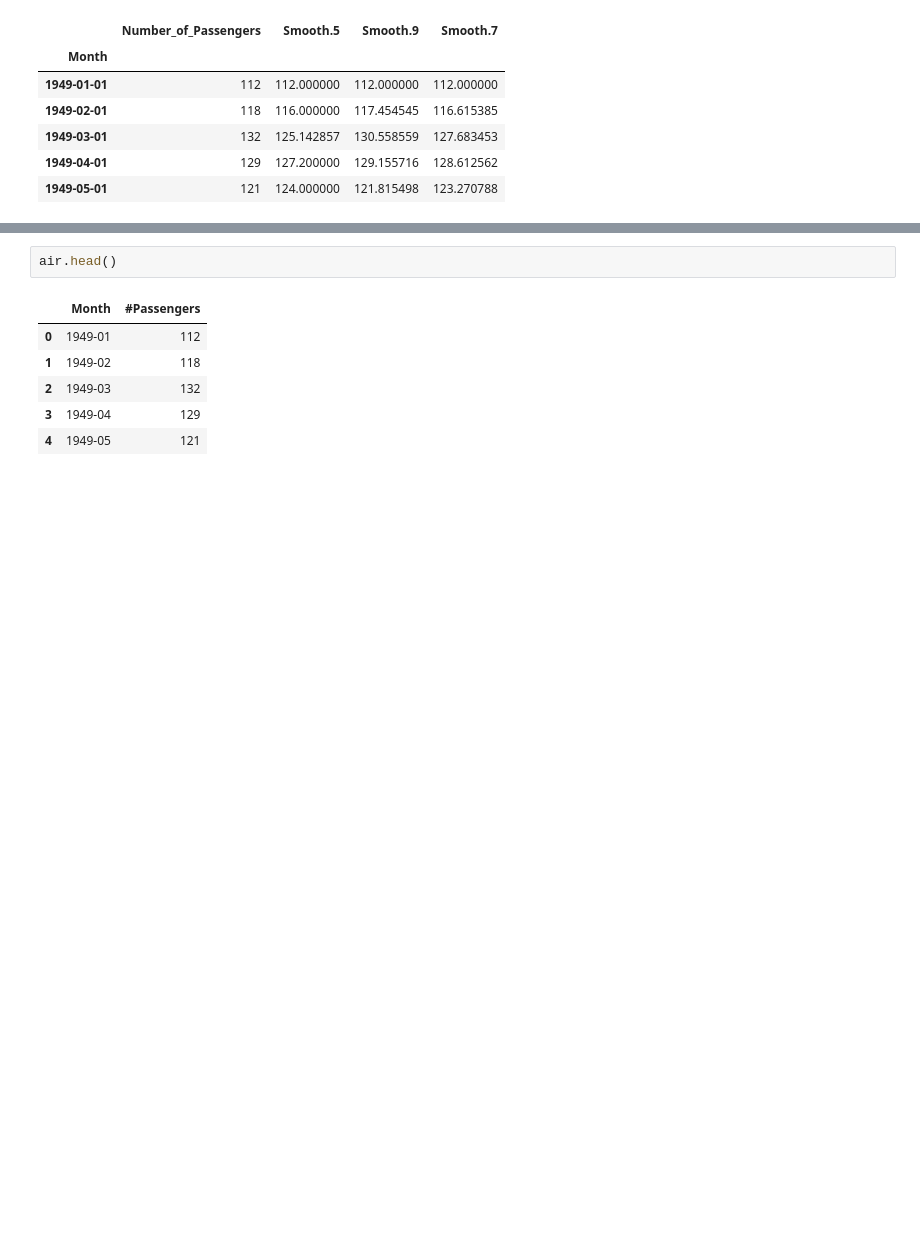
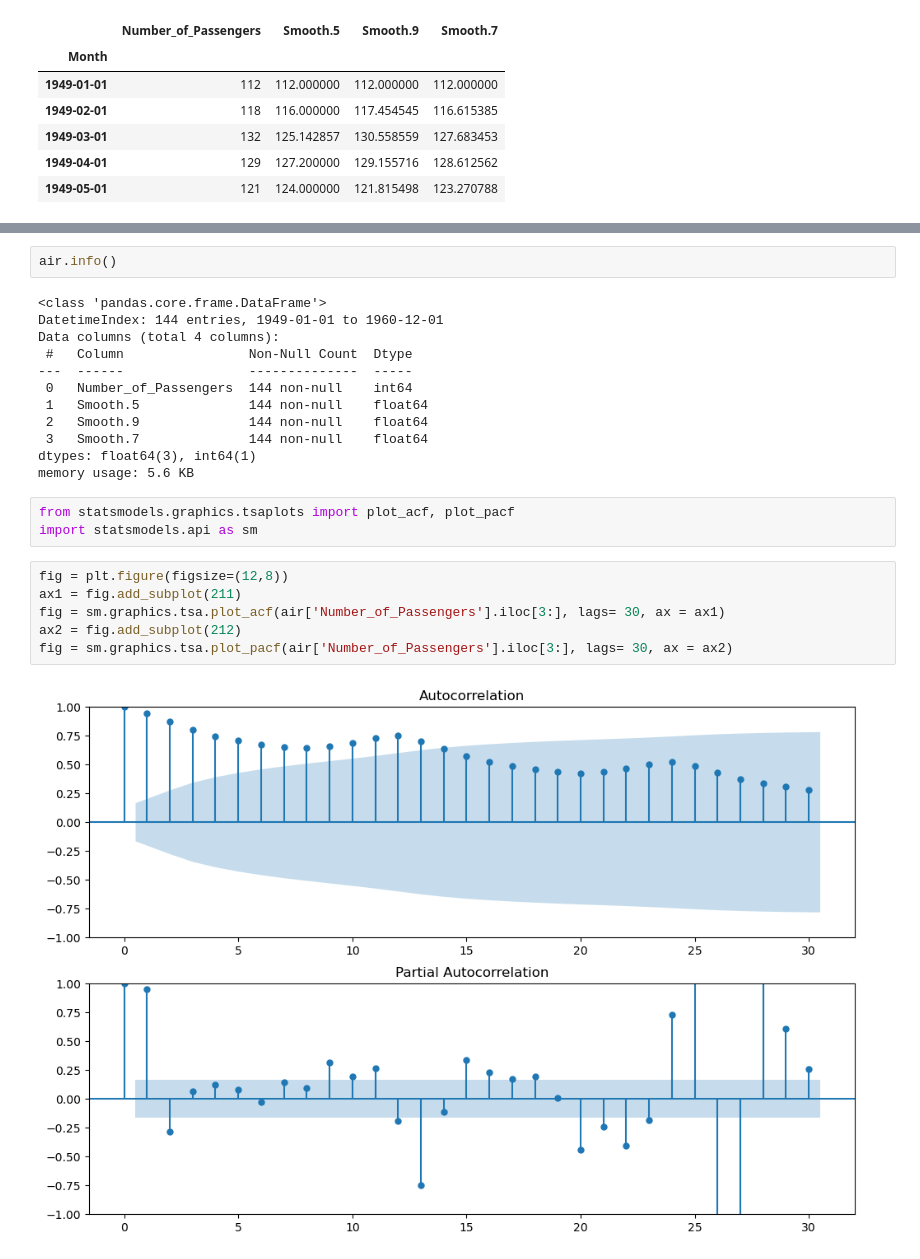
Before and after one commit to Veekits/Randoms, a Jupyter notebook: Time series Air pass/AirPass Exponential smoothing.ipynb, the cells around one changed output, grey strips where cells are left out. Cells and saved outputs as stored; diff of their text form; blank space fills up the shorter version.

```diff
--- a/Time series Air pass/AirPass Exponential smoothing.ipynb
+++ b/Time series Air pass/AirPass Exponential smoothing.ipynb
@@ -109,9 +109,25 @@ result.plot()
 # %%
-air.head()
+air.info()
 # %% [output]
-|  | Month | #Passengers |
-| 0 | 1949-01 | 112 |
-| 1 | 1949-02 | 118 |
-| 2 | 1949-03 | 132 |
-| 3 | 1949-04 | 129 |
-| 4 | 1949-05 | 121 |
+<class 'pandas.core.frame.DataFrame'>
+DatetimeIndex: 144 entries, 1949-01-01 to 1960-12-01
+Data columns (total 4 columns):
+ #   Column                Non-Null Count  Dtype
+---  ------                --------------  -----
+ 0   Number_of_Passengers  144 non-null    int64
+ 1   Smooth.5              144 non-null    float64
+ 2   Smooth.9              144 non-null    float64
+ 3   Smooth.7              144 non-null    float64
+dtypes: float64(3), int64(1)
+memory usage: 5.6 KB
+# %%
+from statsmodels.graphics.tsaplots import plot_acf, plot_pacf
+import statsmodels.api as sm
+# %%
+fig = plt.figure(figsize=(12,8))
+ax1 = fig.add_subplot(211)
+fig = sm.graphics.tsa.plot_acf(air['Number_of_Passengers'].iloc[3:], lags= 30, ax = ax1)
+ax2 = fig.add_subplot(212)
+fig = sm.graphics.tsa.plot_pacf(air['Number_of_Passengers'].iloc[3:], lags= 30, ax = ax2)
+# %% [output]
+[figure, added]
```
Also changed, not shown: parts of 4 cells of this notebook.
